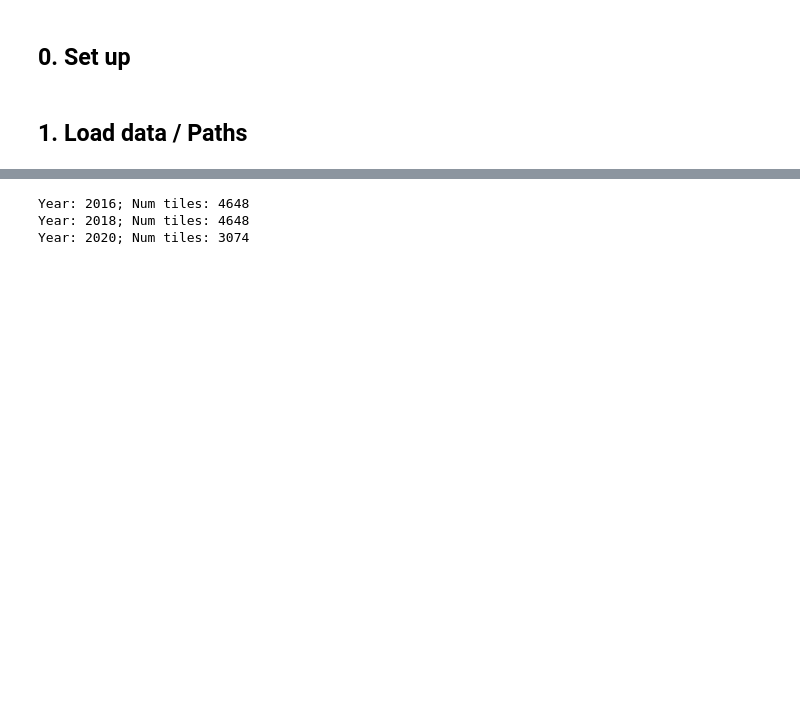
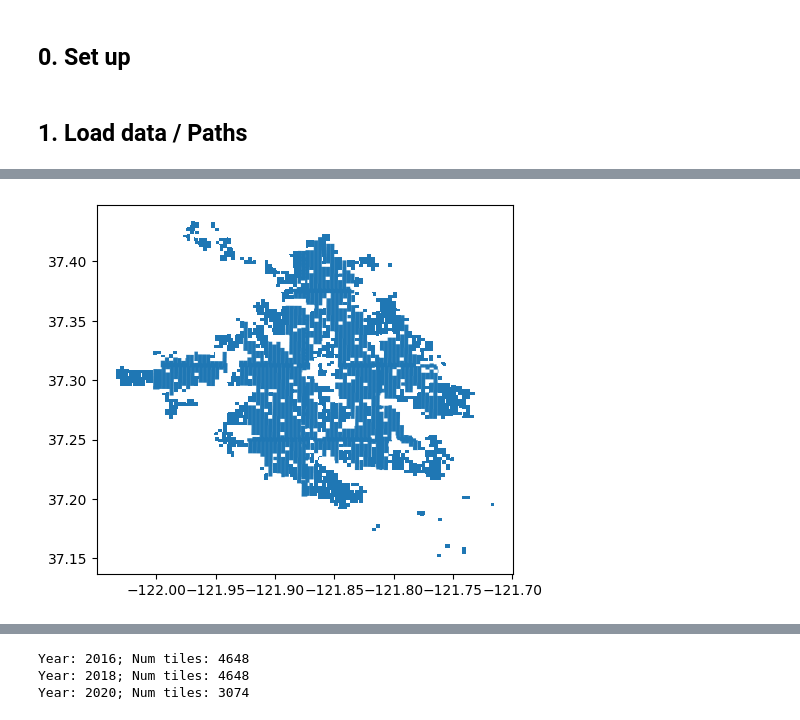
Before and after one commit to reglab/rgb-footprint-extract, a Jupyter notebook: naip_process/Inference-ADUs-in-time.ipynb, the cells around one changed output, grey strips where cells are left out. Drawn from its saved outputs; the diff is of its cells as text; code cells hidden in the pictures; blank space fills up the shorter version.

```diff
--- a/naip_process/Inference-ADUs-in-time.ipynb
+++ b/naip_process/Inference-ADUs-in-time.ipynb
@@ -150,0 +149,13 @@ plt.show()
+# %%
+# Generate shp of tile intersection for all years
+tile_intersection = (
+    tiles_gdf['2016'].geometry.unary_union).intersection(
+    tiles_gdf['2018'].geometry.unary_union).intersection(
+    tiles_gdf['2020'].geometry.unary_union
+)
+
+# Check
+gpd.GeoDataFrame(geometry=[tile_intersection]).plot()
+plt.show()
+# %% [output]
+[figure, added]
```
Also changed, not shown: parts of 34 cells of this notebook, 1 other file.
